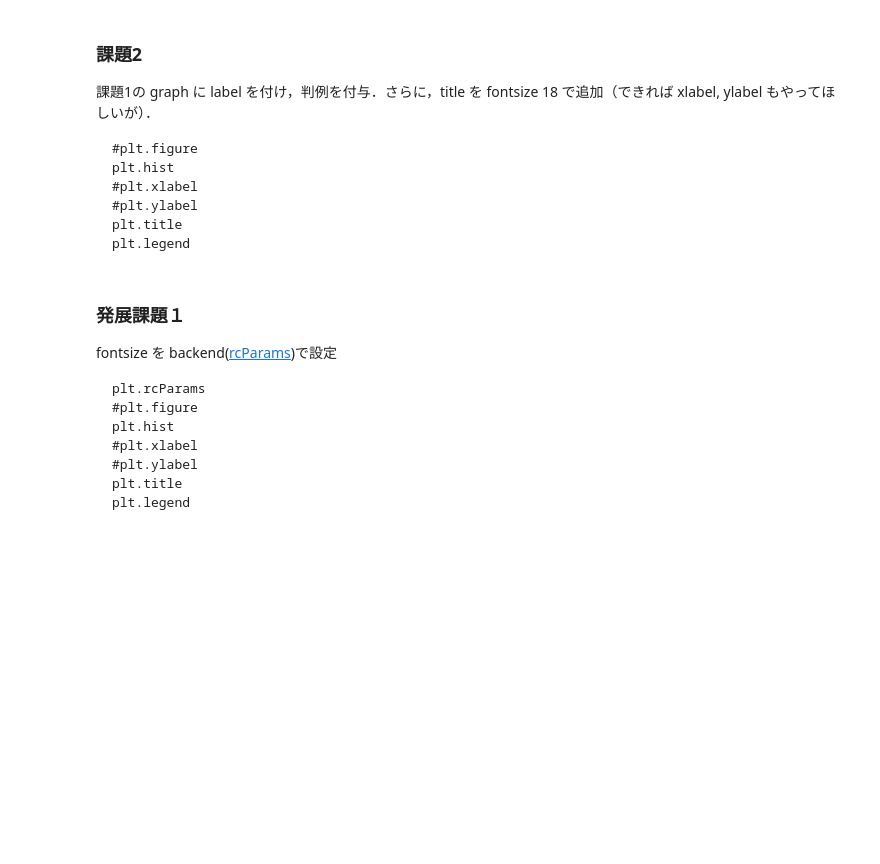
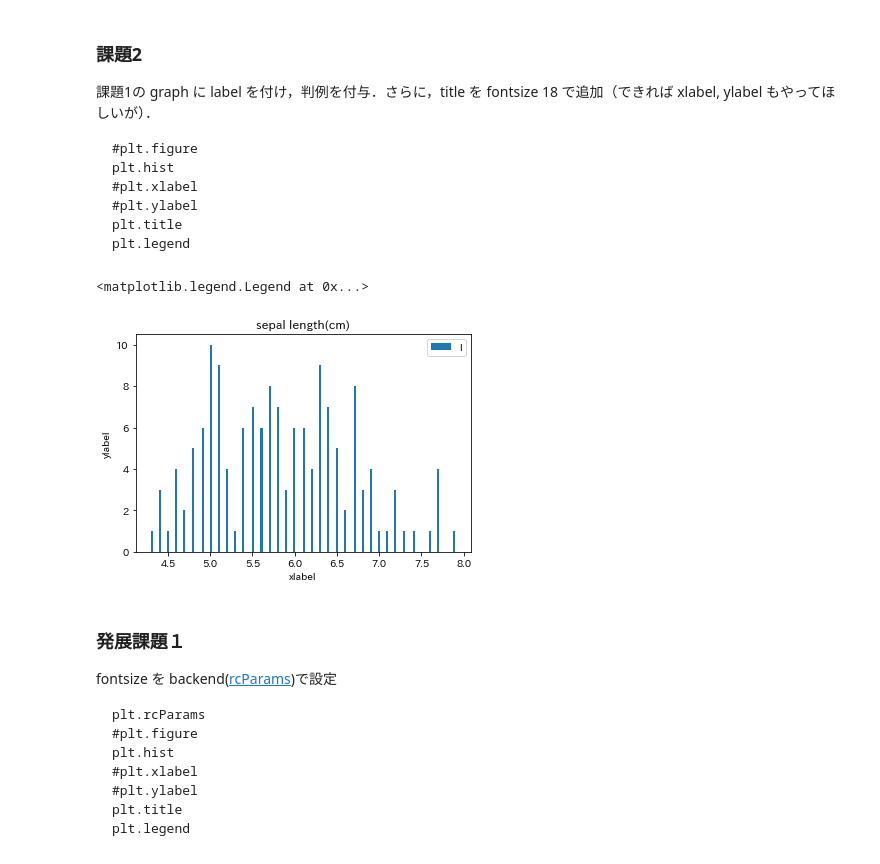
Before and after one commit to KeitaShira/Sample, a Jupyter notebook: 第3回課題.ipynb, the cells around one changed output. Drawn from its saved outputs; the diff is of its cells as text; code cells hidden in the pictures; blank space fills up the shorter version.

```diff
--- a/第3回課題.ipynb
+++ b/第3回課題.ipynb
@@ -117,12 +117,15 @@ plt.legend
 # %%
 #plt.figure
 plt.hist(iris_df[feature_names[0]],bins=len(iris_df[feature_names[0]]))
 #plt.xlabel
-plt.xlabel('')
+plt.xlabel('xlabel')
 #plt.ylabel
-plt.ylabel('')
+plt.ylabel('ylabel')
 plt.title('sepal length(cm)')
-plt.legend()
+plt.legend("legend")
+# %% [output]
+<matplotlib.legend.Legend at 0x...>
+[figure, added]
 # %% [markdown]
 ### 発展課題１
 fontsize を backend([rcParams](https://matplotlib.org/3.2.1/api/matplotlib_configuration_api.html#matplotlib.RcParams))で設定
```
Also changed, not shown: parts of 6 cells of this notebook.
